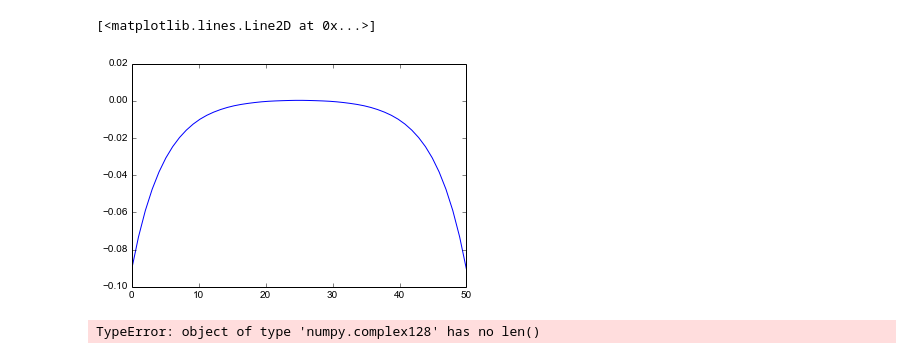
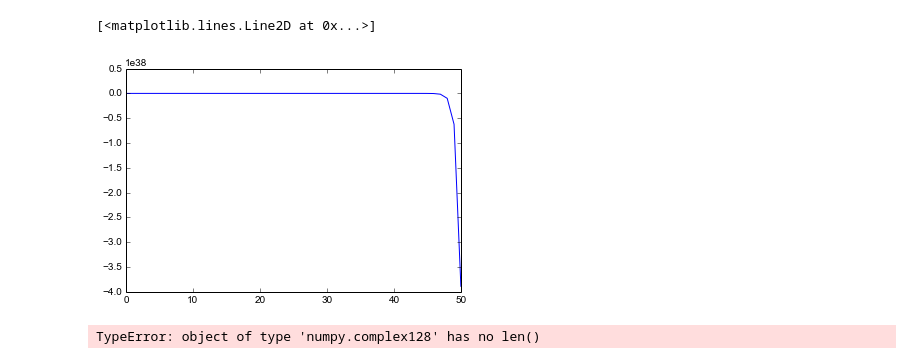
Before and after one commit to cifu9502/Thesis, a Jupyter notebook: Thesis/Solution Trascendental.ipynb, the cells around one changed output. Drawn from its saved outputs; the diff is of its cells as text; code cells hidden in the pictures.

```diff
--- a/Thesis/Solution Trascendental.ipynb
+++ b/Thesis/Solution Trascendental.ipynb
@@ -5,7 +5,7 @@ from __future__ import division
 N = 50
 k = linspace(0,pi, 10000)
 #l-- lambda
-l = 0.4
+l = 0.15
 fh = open('results.txt', 'w')
 
 #l = 0.999 + 0.1
@@ -91,6 +92,6 @@ fh.close()
 # %%
 #R--- Trascendental function
-l = 0.07
+
 R = sin(k*N)-l*sin(k*(N+1))
     #plot(k, abs(R))
 sum = []
@@ -104,16 +105,7 @@ k1 = k[sum]
 for i in range(0,100):
     #we apply newton's method to increase the acuracy of the algorithm
     k1 =  k1 - ((sin(k1*N)-l*sin(k1*(N+1)))/(N*cos(k1*N)-(N+1)*l*cos(k1*(N+1))))
-
-#resp--- This will be the array of answers of the trascendental equation
-#resp = (k[sum]+ k[sum+1])/(2*pi)
-#esp--- Describes the spectrum of the hamiltonian
-#esp = ((-cos(resp*pi)*2*l+ l**2 +1)*4)**(0.5)
-
 resp = k1/(pi)
-#if resp[-1] == 1:
-#        resp = resp[:-1]
-
 
 esp = ((-cos(resp*pi)*2*l+ l**2 +1)*4)**(0.5)
 len(resp)
@@ -132,19 +123,0 @@ array([ 0.02003013,  0.04006011,  0.0600898 ,  0.08011904,  0.10014771,
-# %%
-if len(resp) == N-1 :
-#plot(k, sinh(k*N)-l*sinh(k*(N+1)) )
-    func = lambda k : sinh(k*N)-l*sinh(k*(N+1))
-    from scipy.optimize import fsolve
-    edge = fsolve(func, 0.5)[0]
-    resp2 = resp
-    resp = zeros(N)
-    resp[0] = edge/pi
-    resp[1:] = resp2
-    esp2 = esp
-    esp = zeros(N)
-    esp[0] = ((-cosh(resp[0]*pi)*2*l+ l**2 +1)*4)**(0.5)
-    esp[1:] = esp2
-
-
-#sinh(resp[0]*pi*N)-l*sinh(resp[0]*pi*(N+1))
-#resp
-esp
@@ -288,14 +275,14 @@ g = (phi + psi)/2
 h = (phi - psi)/2
 
 #Result and result2 probe that the conditions for the  bogoliuvov trans
-result = dot(g,conjugate(transpose(g))) + dot(h,conjugate(transpose(g)))
+result = dot(g,conjugate(transpose(g))) + dot(h,conjugate(transpose(h)))
 result2 = dot(g,transpose(h)) + dot(h,transpose(g))
 
-g = g/(result[0,0])**(1/2)
-h = h/(result[0,0])**(1/2)
+#g = g/(result[0,0])**(1/2)
+#h = h/(result[0,0])**(1/2)
 
-result = dot(g,transpose(g)) + dot(h,transpose(h))
-result2 = dot(g,transpose(h)) + dot(h,transpose(g))
+#result = dot(g,transpose(g)) + dot(h,transpose(h))
+#result2 = dot(g,transpose(h)) + dot(h,transpose(g))
 
 result/result[0,0]
 # %% [output]
@@ -384,18 +395,18 @@ g[0,0]**2 - h[0,0]**2 + dot(h[:,0], h[:,0])
 # %%
-i = 10
+i = 0
 number = 0
 correlation = []
 for k in range(0,len(g[0])):
     dens = g[i,k]**2 - h[i,k]**2 + dot(h[:,k], h[:,k])
     #dens = g[k,i]**2- h[k,i]**2 + dot(h[k,:], h[k,:])
     correlation.append(dens)
 
     number = number + dens
 
 plot(linspace(0,N,N),correlation)
 # %% [output]
 [<matplotlib.lines.Line2D at 0x...>]
-[figure, old version]
+[figure, new version]
 # %%
 len(dens)
 # %% [output]
```
Also changed, not shown: parts of 28 cells of this notebook, 2 other files.
